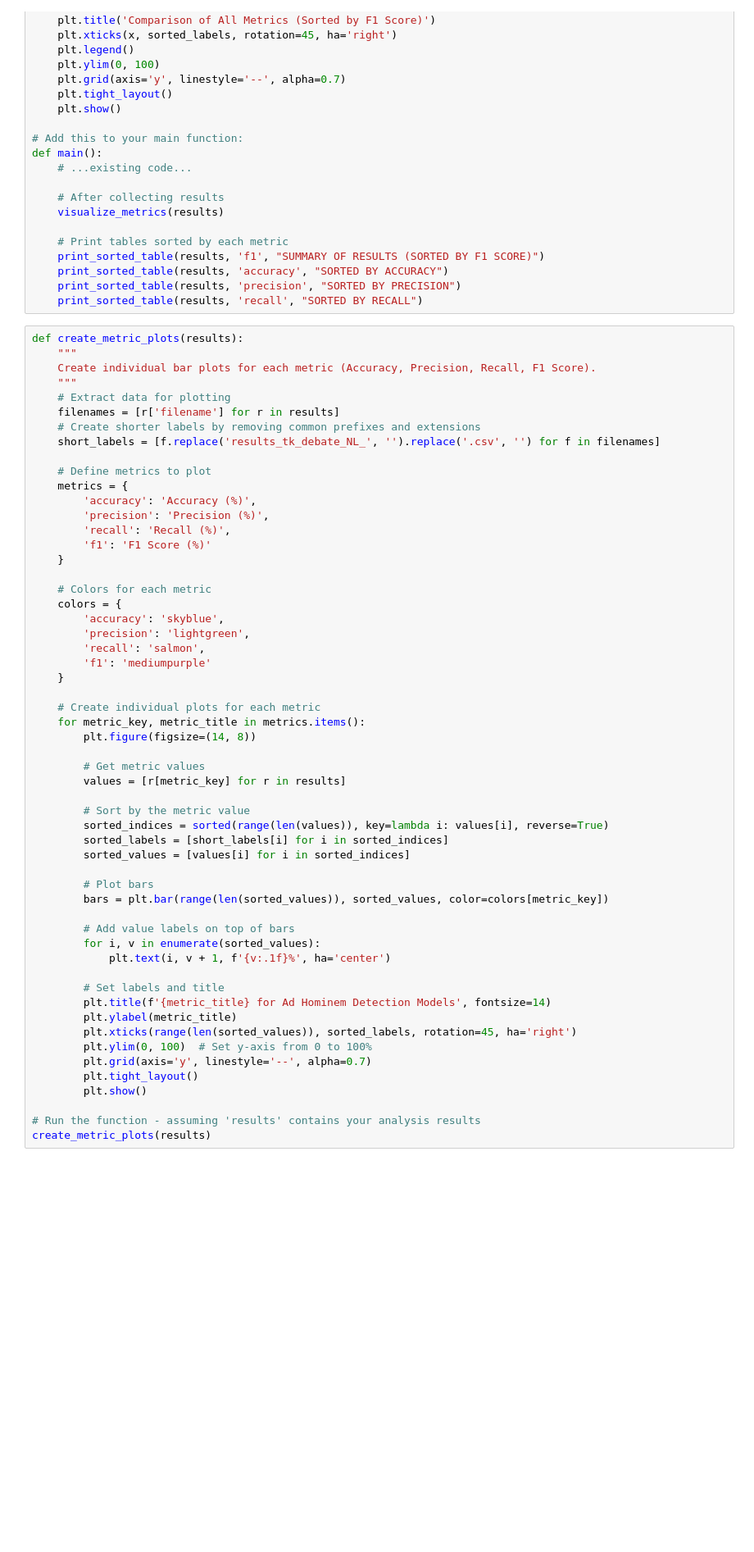
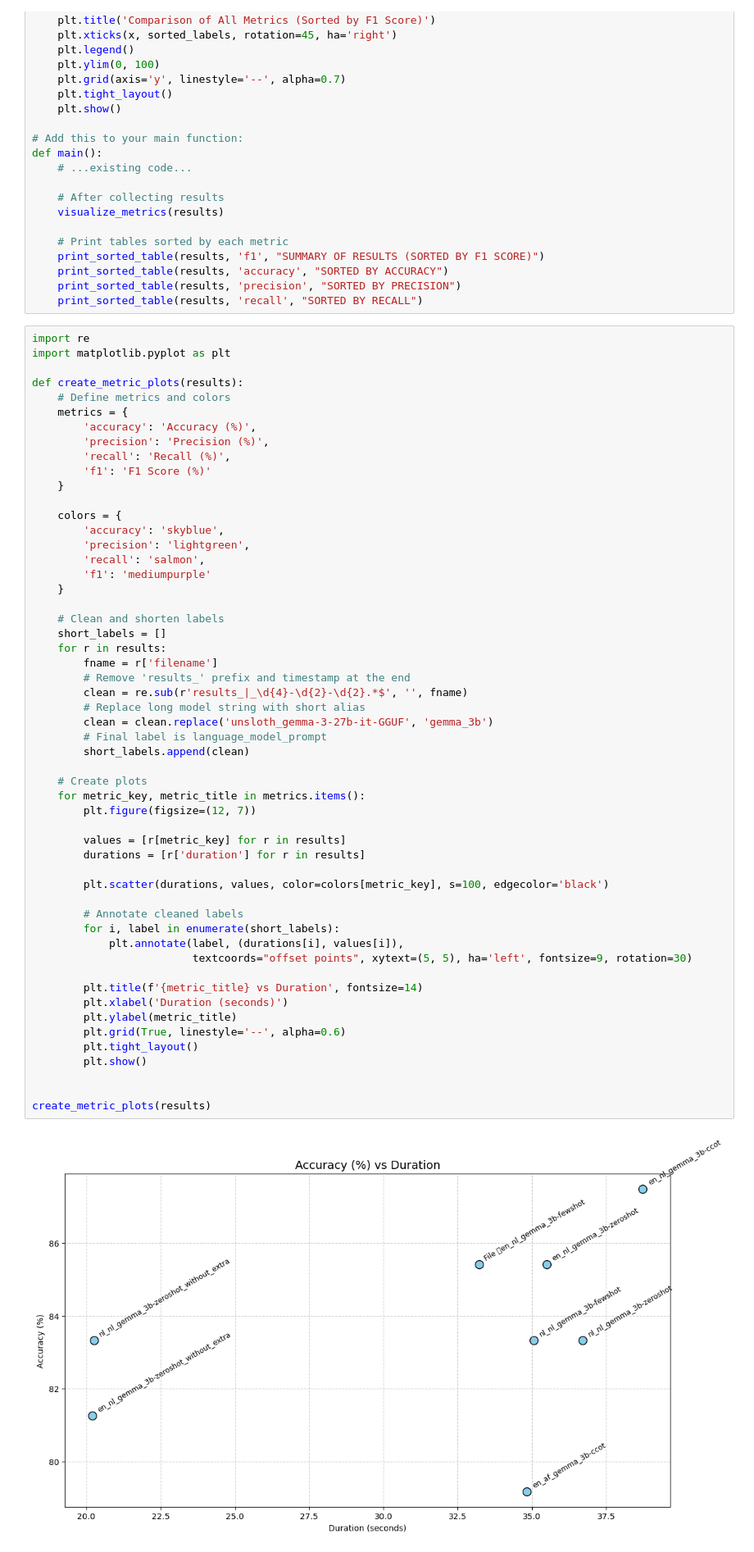
Before and after one commit to Sjiub/tweede-kamer, a Jupyter notebook: modal/results on labeled sample/calculate metric.ipynb, the cells around one changed output. Shown: that part at 82% size. Saved outputs shown, nothing was run; the diff lists cells and outputs as text; blank space fills up the shorter version.

```diff
--- a/modal/results on labeled sample/calculate metric.ipynb
+++ b/modal/results on labeled sample/calculate metric.ipynb
@@ -379,58 +426,58 @@ def main():
     print_sorted_table(results, 'precision', "SORTED BY PRECISION")
     print_sorted_table(results, 'recall', "SORTED BY RECALL")
 # %%
+import re
+import matplotlib.pyplot as plt
+
 def create_metric_plots(results):
-    """
-    Create individual bar plots for each metric (Accuracy, Precision, Recall, F1 Score).
-    """
-    # Extract data for plotting
-    filenames = [r['filename'] for r in results]
-    # Create shorter labels by removing common prefixes and extensions
-    short_labels = [f.replace('results_tk_debate_NL_', '').replace('.csv', '') for f in filenames]
-
-    # Define metrics to plot
+    # Define metrics and colors
     metrics = {
         'accuracy': 'Accuracy (%)',
         'precision': 'Precision (%)',
         'recall': 'Recall (%)',
         'f1': 'F1 Score (%)'
     }
 
-    # Colors for each metric
     colors = {
         'accuracy': 'skyblue',
         'precision': 'lightgreen',
         'recall': 'salmon',
         'f1': 'mediumpurple'
     }
 
-    # Create individual plots for each metric
+    # Clean and shorten labels
+    short_labels = []
+    for r in results:
+        fname = r['filename']
+        # Remove 'results_' prefix and timestamp at the end
+        clean = re.sub(r'results_|_\d{4}-\d{2}-\d{2}.*$', '', fname)
+        # Replace long model string with short alias
+        clean = clean.replace('unsloth_gemma-3-27b-it-GGUF', 'gemma_3b')
+        # Final label is language_model_prompt
+        short_labels.append(clean)
+
+    # Create plots
     for metric_key, metric_title in metrics.items():
-        plt.figure(figsize=(14, 8))
+        plt.figure(figsize=(12, 7))
 
-        # Get metric values
         values = [r[metric_key] for r in results]
+        durations = [r['duration'] for r in results]
 
-        # Sort by the metric value
-        sorted_indices = sorted(range(len(values)), key=lambda i: values[i], reverse=True)
-        sorted_labels = [short_labels[i] for i in sorted_indices]
-        sorted_values = [values[i] for i in sorted_indices]
+        plt.scatter(durations, values, color=colors[metric_key], s=100, edgecolor='black')
 
-        # Plot bars
-        bars = plt.bar(range(len(sorted_values)), sorted_values, color=colors[metric_key])
+        # Annotate cleaned labels
+        for i, label in enumerate(short_labels):
+            plt.annotate(label, (durations[i], values[i]),
+                         textcoords="offset points", xytext=(5, 5), ha='left', fontsize=9, rotation=30)
 
-        # Add value labels on top of bars
-        for i, v in enumerate(sorted_values):
-            plt.text(i, v + 1, f'{v:.1f}%', ha='center')
-
-        # Set labels and title
-        plt.title(f'{metric_title} for Ad Hominem Detection Models', fontsize=14)
+        plt.title(f'{metric_title} vs Duration', fontsize=14)
+        plt.xlabel('Duration (seconds)')
         plt.ylabel(metric_title)
-        plt.xticks(range(len(sorted_values)), sorted_labels, rotation=45, ha='right')
-        plt.ylim(0, 100)  # Set y-axis from 0 to 100%
-        plt.grid(axis='y', linestyle='--', alpha=0.7)
+        plt.grid(True, linestyle='--', alpha=0.6)
         plt.tight_layout()
         plt.show()
 
-# Run the function - assuming 'results' contains your analysis results
+
 create_metric_plots(results)
+# %% [output]
+[figure, added]
```
Also changed, not shown: parts of 2 cells of this notebook, 8 other files.
